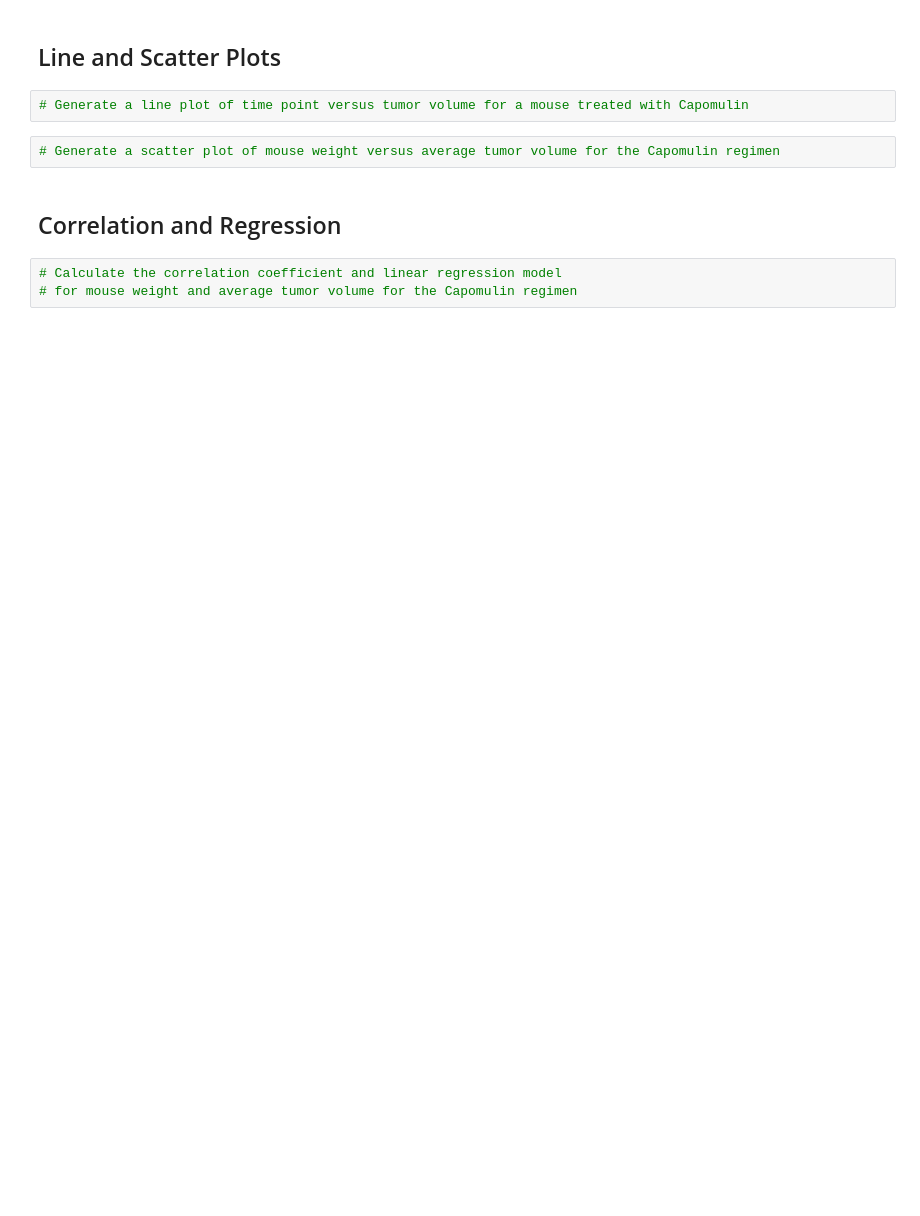
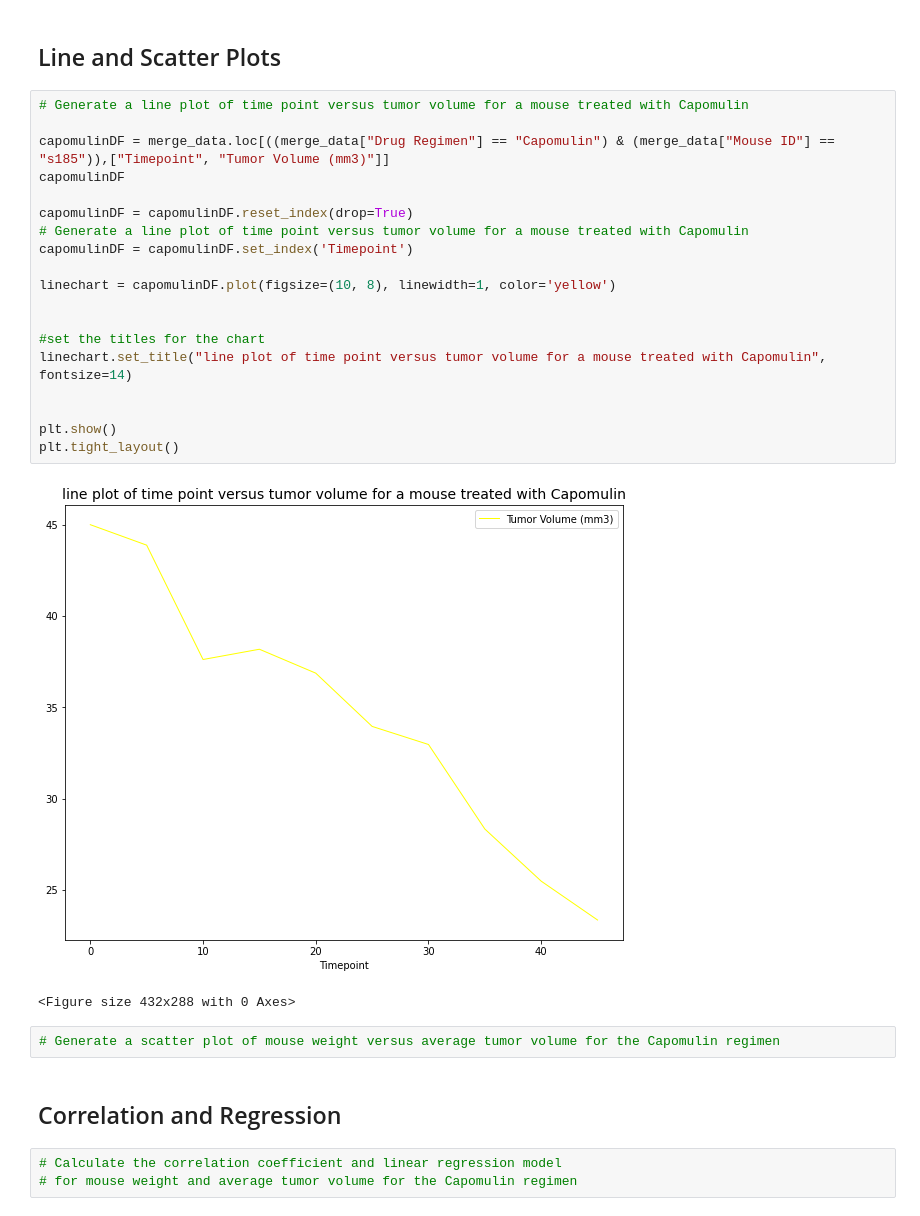
Before and after one commit to bradhika80/05-Matplotlib, a Jupyter notebook: Pymaceuticals/pymaceuticals_starter.ipynb, the cells around one changed output. Cells and saved outputs as stored; diff of their text form; blank space fills up the shorter version.

Commit message:
linechart

```diff
--- a/Pymaceuticals/pymaceuticals_starter.ipynb
+++ b/Pymaceuticals/pymaceuticals_starter.ipynb
@@ -328,7 +325,27 @@ NameError: name 'treatmenRegimenDF' is not defined
 # %% [markdown]
 ## Line and Scatter Plots
-# %%
-# Generate a line plot of time point versus tumor volume for a mouse treated with Capomulin
+# %%
+# Generate a line plot of time point versus tumor volume for a mouse treated with Capomulin
+
+capomulinDF = merge_data.loc[((merge_data["Drug Regimen"] == "Capomulin") & (merge_data["Mouse ID"] == "s185")),["Timepoint", "Tumor Volume (mm3)"]]
+capomulinDF
+
+capomulinDF = capomulinDF.reset_index(drop=True)
+# Generate a line plot of time point versus tumor volume for a mouse treated with Capomulin
+capomulinDF = capomulinDF.set_index('Timepoint')
+
+linechart = capomulinDF.plot(figsize=(10, 8), linewidth=1, color='yellow')
+
+
+#set the titles for the chart
+linechart.set_title("line plot of time point versus tumor volume for a mouse treated with Capomulin", fontsize=14)
+
+
+plt.show()
+plt.tight_layout()
+# %% [output]
+[figure, added]
+<Figure size 432x288 with 0 Axes>
 # %%
 # Generate a scatter plot of mouse weight versus average tumor volume for the Capomulin regimen
 # %% [markdown]
```
Also changed, not shown: parts of 1 cell of this notebook.
